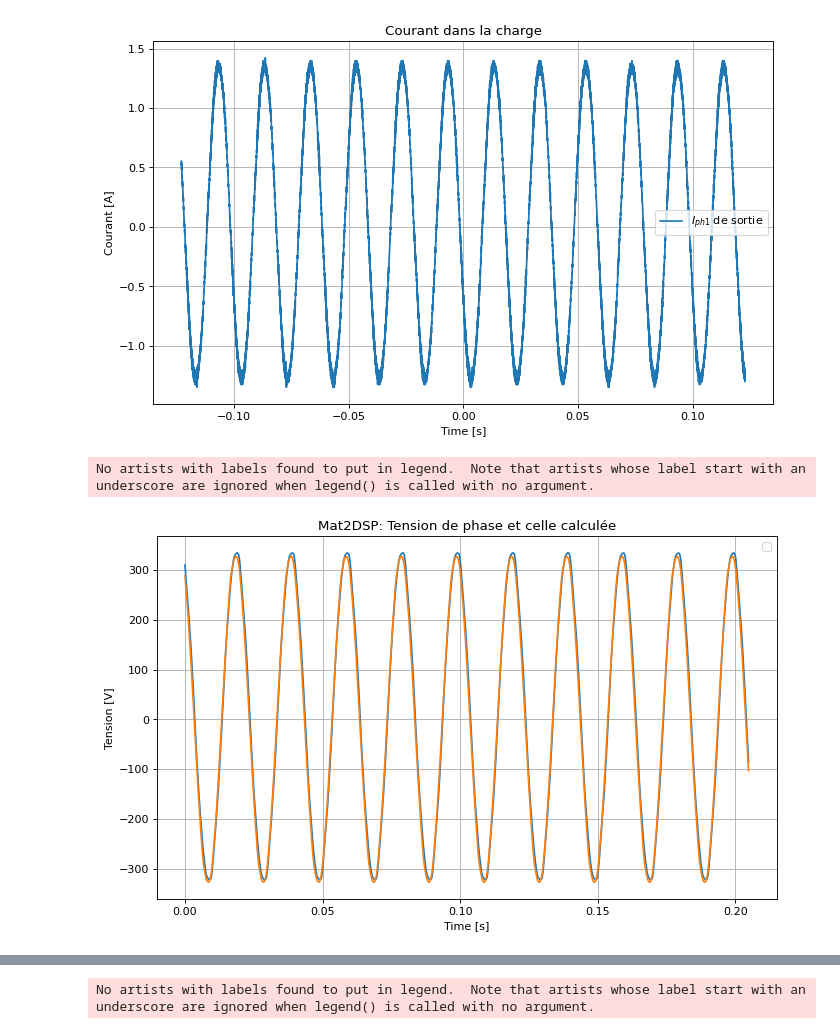
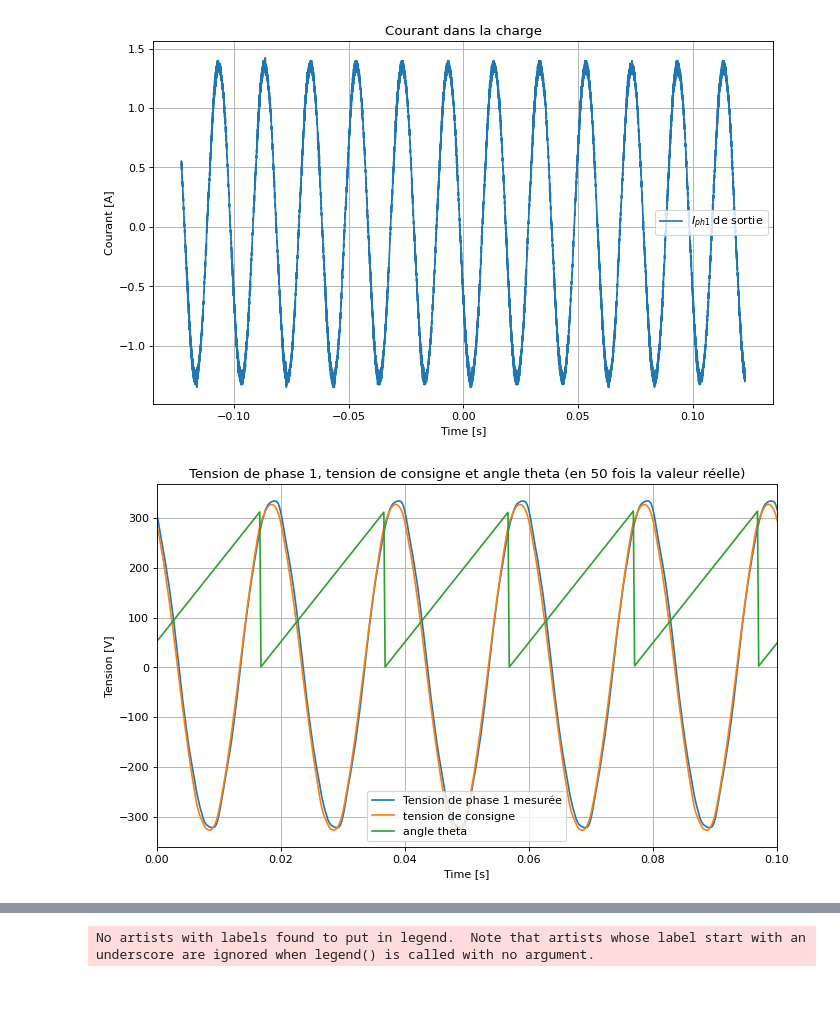
Before and after one commit to julienLeuenberger/MA_PowElSys_Laboratoire, a Jupyter notebook: scripts/plot_curve.ipynb, the cells around one changed output, grey strips where cells are left out. Cells and saved outputs as stored; diff of their text form; code cells hidden in the pictures; blank space fills up the shorter version.

```diff
--- a/scripts/plot_curve.ipynb
+++ b/scripts/plot_curve.ipynb
@@ -50,14 +56,15 @@ Ud = mat["mat2"][:,3]
 Uq_var = mat["mat2"][:,4]
 # %%
 plt.figure(figsize=(10, 6), dpi=80)
-plt.plot(time_vec, U_L1)
-plt.plot(time_vec, U_comm_ideal)
+plt.plot(time_vec, U_L1, label="Tension de phase 1 mesurée")
+plt.plot(time_vec, U_comm_ideal, label="tension de consigne")
+plt.plot(time_vec, theta*50, label="angle theta")
 plt.grid()
+plt.xlim([0, 0.1])
 plt.xlabel("Time [s]")
 plt.ylabel("Tension [V]")
 plt.legend()
-plt.title("Mat2DSP: Tension de phase et celle calculée")
-plt.savefig("../images/u_l1_u_ideal.png")
+plt.title("Tension de phase 1, tension de consigne et angle theta (en 50 fois la valeur réelle)")
+plt.savefig("../images/u_l1_u_ideal_theta.png")
 # %% [output]
-No artists with labels found to put in legend.  Note that artists whose label start with an underscore are ignored when legend() is called with no argument.
-[figure, old version]
+[figure, new version]
```
Also changed, not shown: parts of 3 cells of this notebook, 4 other files.
